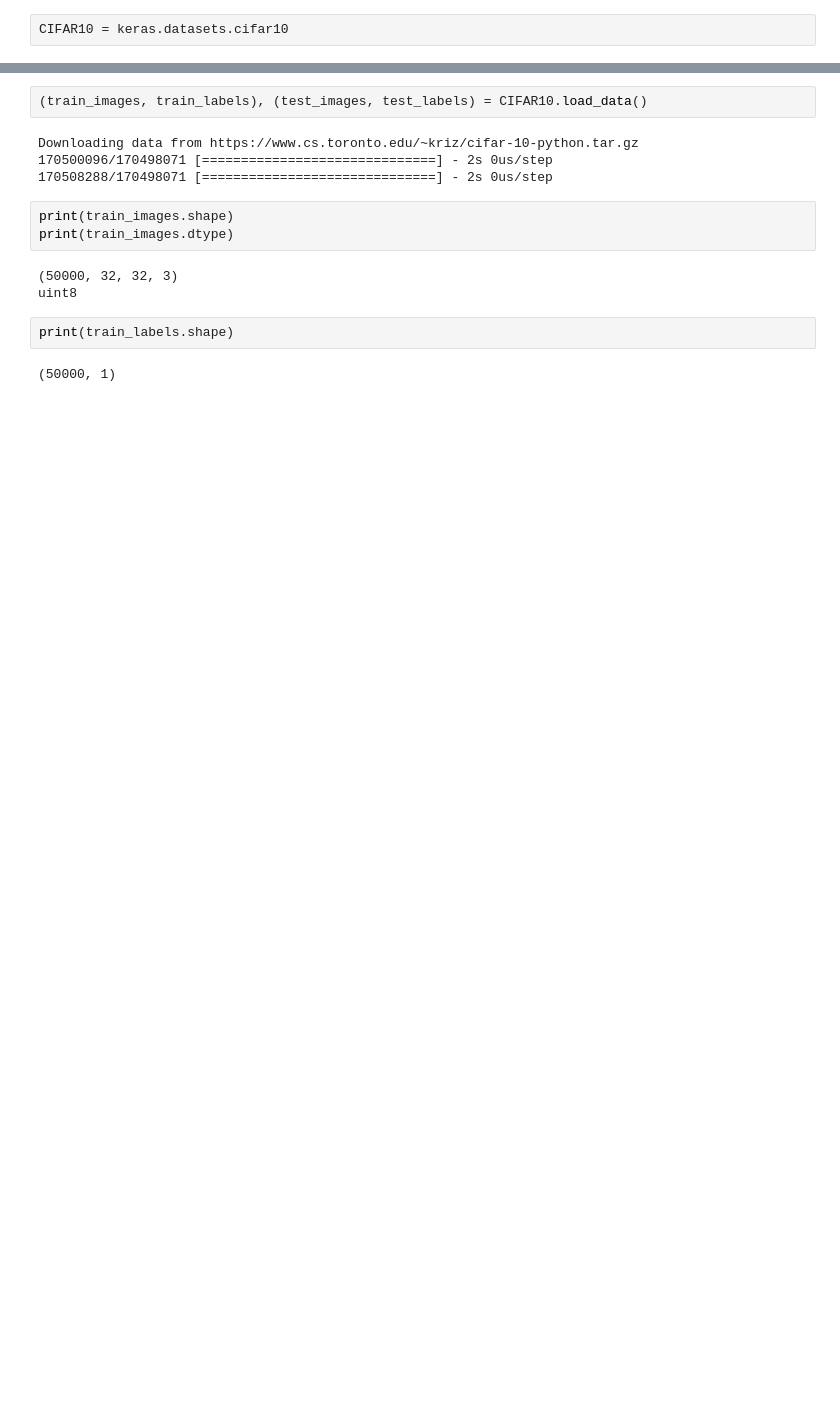
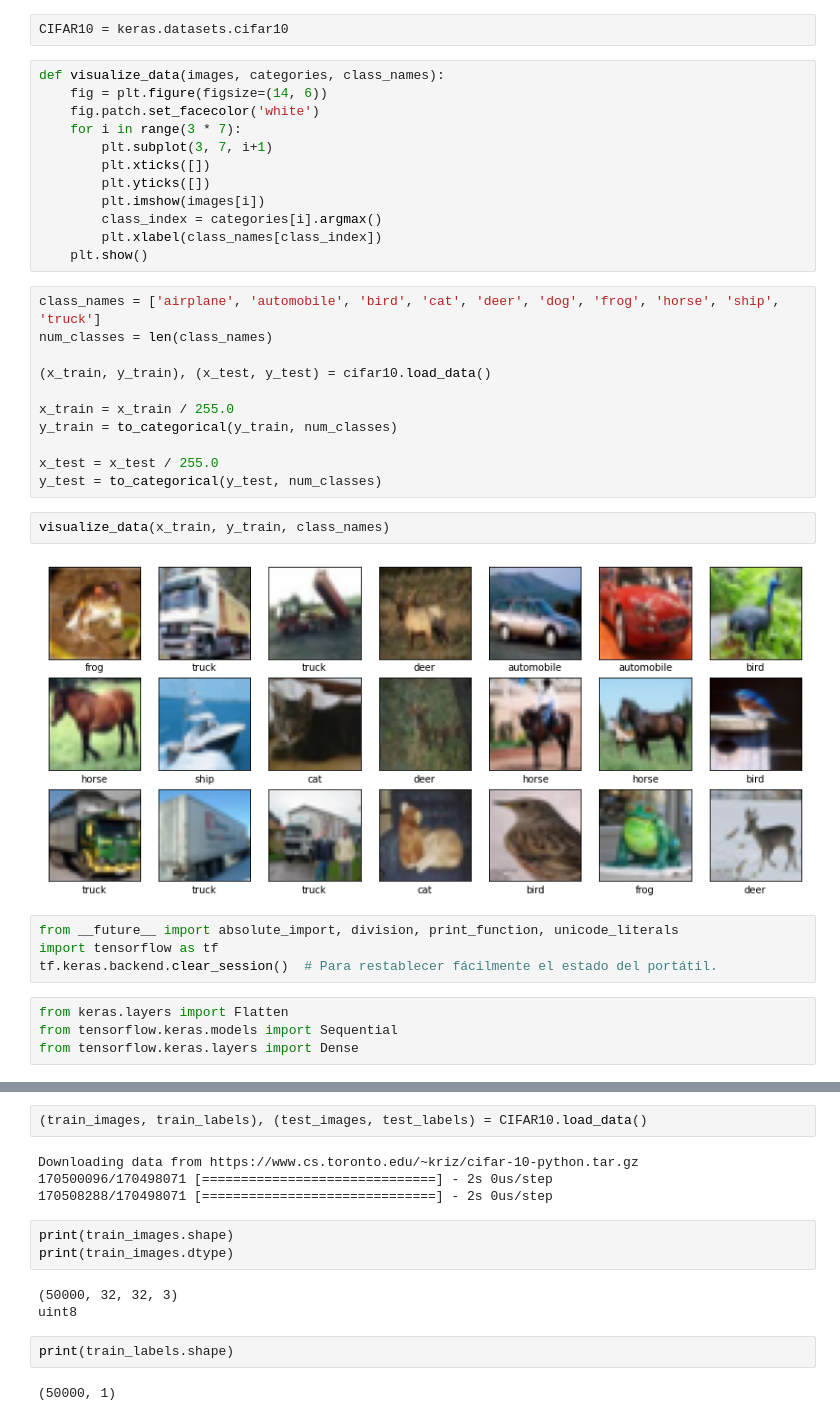
Before and after one commit to CamiloCorredor/CIFAR10, a Jupyter notebook: taller_1.ipynb, the cells around one changed output, grey strips where cells are left out. Cells and saved outputs as stored; diff of their text form; blank space fills up the shorter version.

```diff
--- a/taller_1.ipynb
+++ b/taller_1.ipynb
@@ -11,2 +18,37 @@ ssl._create_default_https_context = ssl._create_unverified_context #Esto apra ev
 # %%
 CIFAR10 = keras.datasets.cifar10
+# %%
+def visualize_data(images, categories, class_names):
+    fig = plt.figure(figsize=(14, 6))
+    fig.patch.set_facecolor('white')
+    for i in range(3 * 7):
+        plt.subplot(3, 7, i+1)
+        plt.xticks([])
+        plt.yticks([])
+        plt.imshow(images[i])
+        class_index = categories[i].argmax()
+        plt.xlabel(class_names[class_index])
+    plt.show()
+# %%
+class_names = ['airplane', 'automobile', 'bird', 'cat', 'deer', 'dog', 'frog', 'horse', 'ship', 'truck']
+num_classes = len(class_names)
+
+(x_train, y_train), (x_test, y_test) = cifar10.load_data()
+
+x_train = x_train / 255.0
+y_train = to_categorical(y_train, num_classes)
+
+x_test = x_test / 255.0
+y_test = to_categorical(y_test, num_classes)
+# %%
+visualize_data(x_train, y_train, class_names)
+# %% [output]
+[figure, added]
+# %%
+from __future__ import absolute_import, division, print_function, unicode_literals
+import tensorflow as tf
+tf.keras.backend.clear_session()  # Para restablecer fácilmente el estado del portátil.
+# %%
+from keras.layers import Flatten
+from tensorflow.keras.models import Sequential
+from tensorflow.keras.layers import Dense
```
Also changed, not shown: parts of 17 cells of this notebook.
